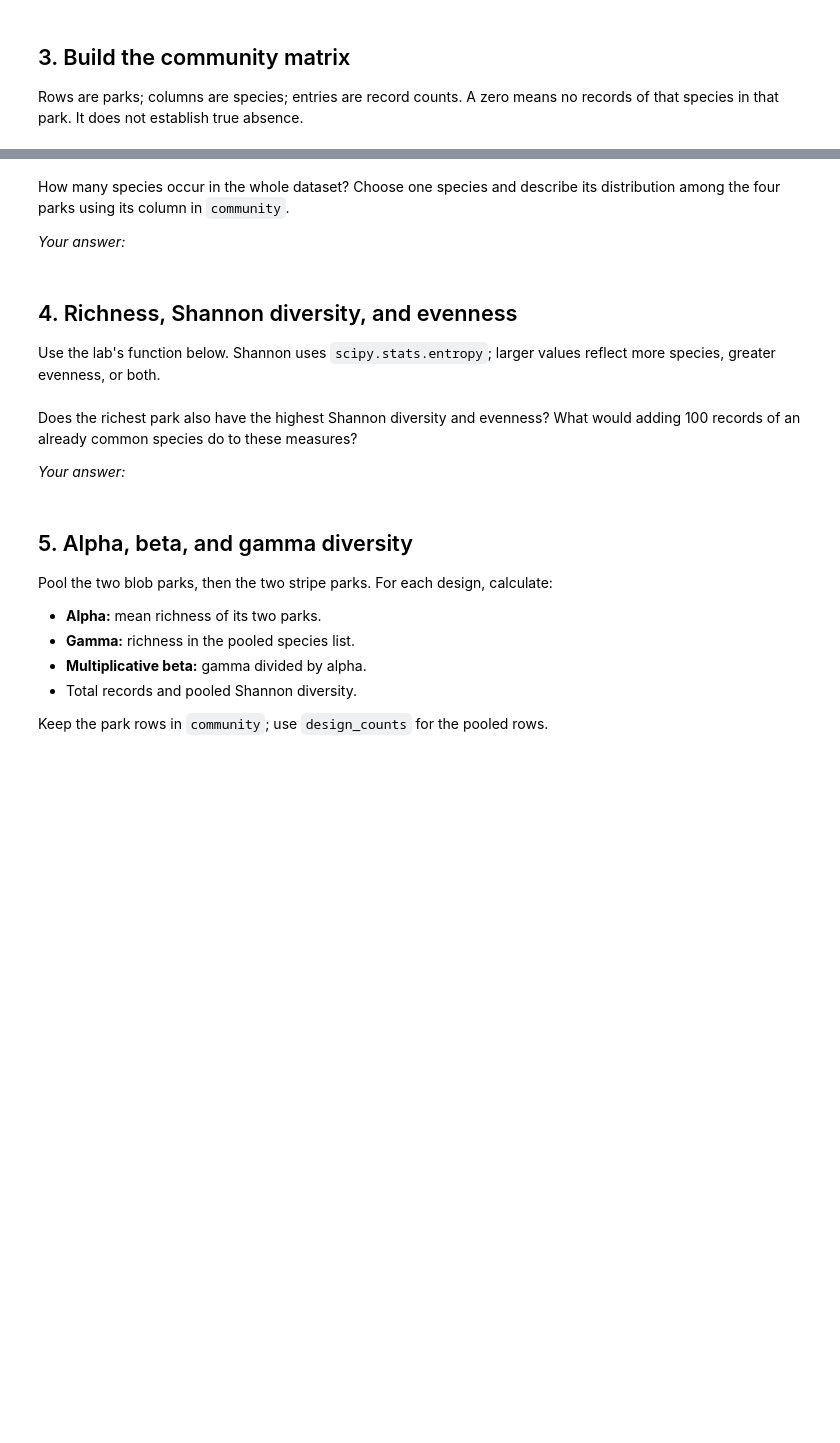
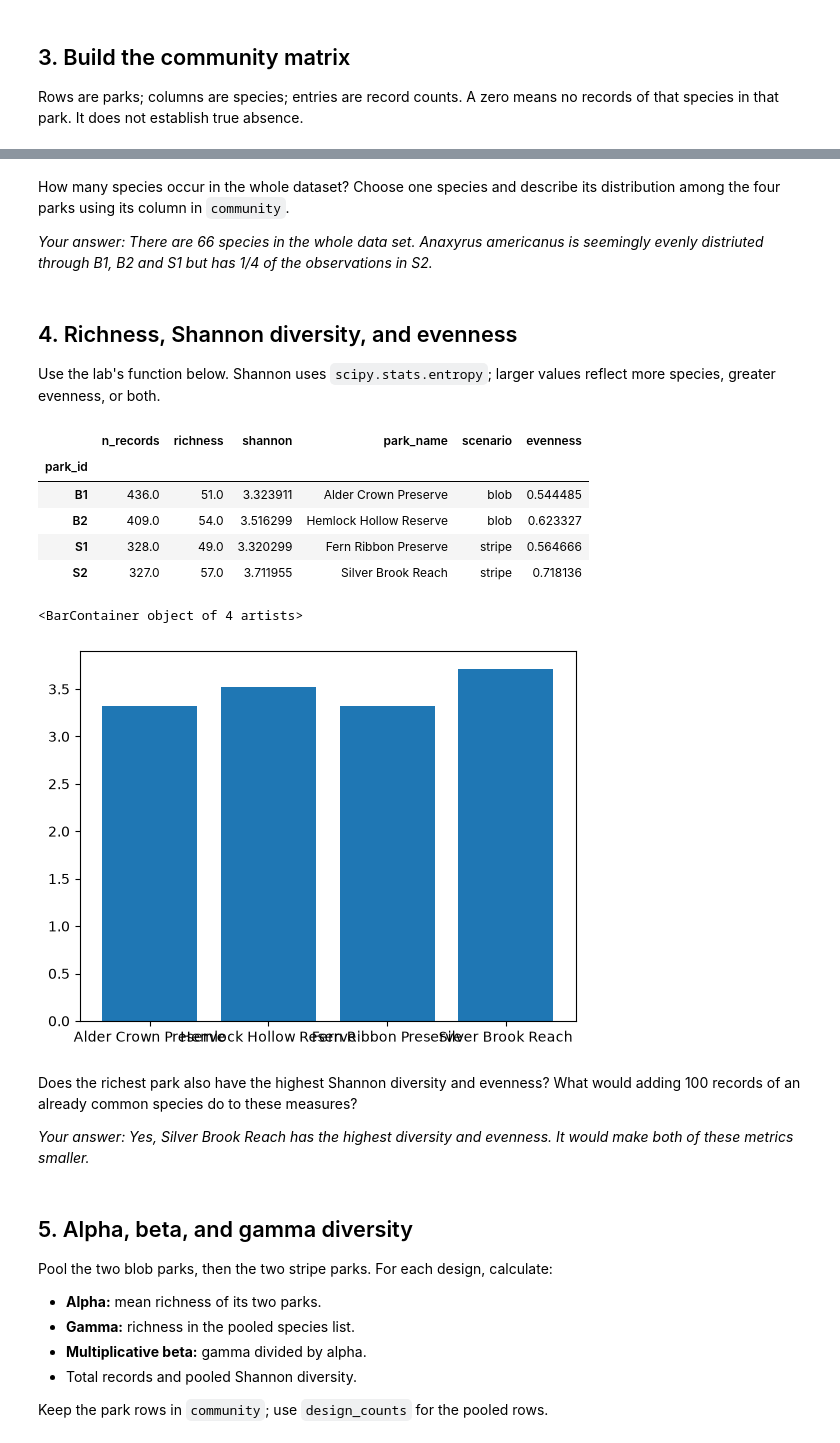
Before and after one commit to drewgutt/BIO597-SpatialBiodiversity, a Jupyter notebook: docs/assignments/Assignment-10-SpatialCommunityComposition.ipynb, the cells around one changed output, grey strips where cells are left out. Saved outputs shown, nothing was run; the diff lists cells and outputs as text; code cells hidden in the pictures; blank space fills up the shorter version.

```diff
--- a/docs/assignments/Assignment-10-SpatialCommunityComposition.ipynb
+++ b/docs/assignments/Assignment-10-SpatialCommunityComposition.ipynb
@@ -90,7 +133,7 @@ display(community)
 How many species occur in the whole dataset? Choose one species and describe
 its distribution among the four parks using its column in `community`.
 
-*Your answer:*
+*Your answer: There are 66 species in the whole data set. Anaxyrus americanus is seemingly evenly distriuted through B1, B2 and S1 but has 1/4 of the observations in S2.*
 # %% [markdown]
 ## 4. Richness, Shannon diversity, and evenness
 
@@ -113,14 +156,31 @@ def diversity(community_counts):
     return results
 # %%
 # Calculate park_metrics = diversity(community).
+park_metrics = diversity(community)
+
 # Add park names and scenarios from parks.
+park_metrics["park_name"] = parks.park_name
+park_metrics["scenario"] = parks.scenario
 # Add evenness = np.exp(shannon) / richness, as in Lab10.
+park_metrics["evenness"] = np.exp(park_metrics["shannon"])/park_metrics["richness"]
 # Display the table and make a simple richness or Shannon plot.
+display(park_metrics)
+
+plt.bar(park_metrics["park_name"], park_metrics["shannon"])
+# %% [output]
+|  | n_records | richness | shannon | park_name | scenario | evenness |
+| park_id |  |  |  |  |  |  |
+| B1 | 436.0 | 51.0 | 3.323911 | Alder Crown Preserve | blob | 0.544485 |
+| B2 | 409.0 | 54.0 | 3.516299 | Hemlock Hollow Reserve | blob | 0.623327 |
+| S1 | 328.0 | 49.0 | 3.320299 | Fern Ribbon Preserve | stripe | 0.564666 |
+| S2 | 327.0 | 57.0 | 3.711955 | Silver Brook Reach | stripe | 0.718136 |
+<BarContainer object of 4 artists>
+[figure, added]
 # %% [markdown]
 Does the richest park also have the highest Shannon diversity and evenness?
 What would adding 100 records of an already common species do to these measures?
 
-*Your answer:*
+*Your answer: Yes, Silver Brook Reach has the highest diversity and evenness. It would make both of these metrics smaller.*
 # %% [markdown]
 ## 5. Alpha, beta, and gamma diversity
 
```
Also changed, not shown: parts of 18 cells of this notebook, 1 other file.
